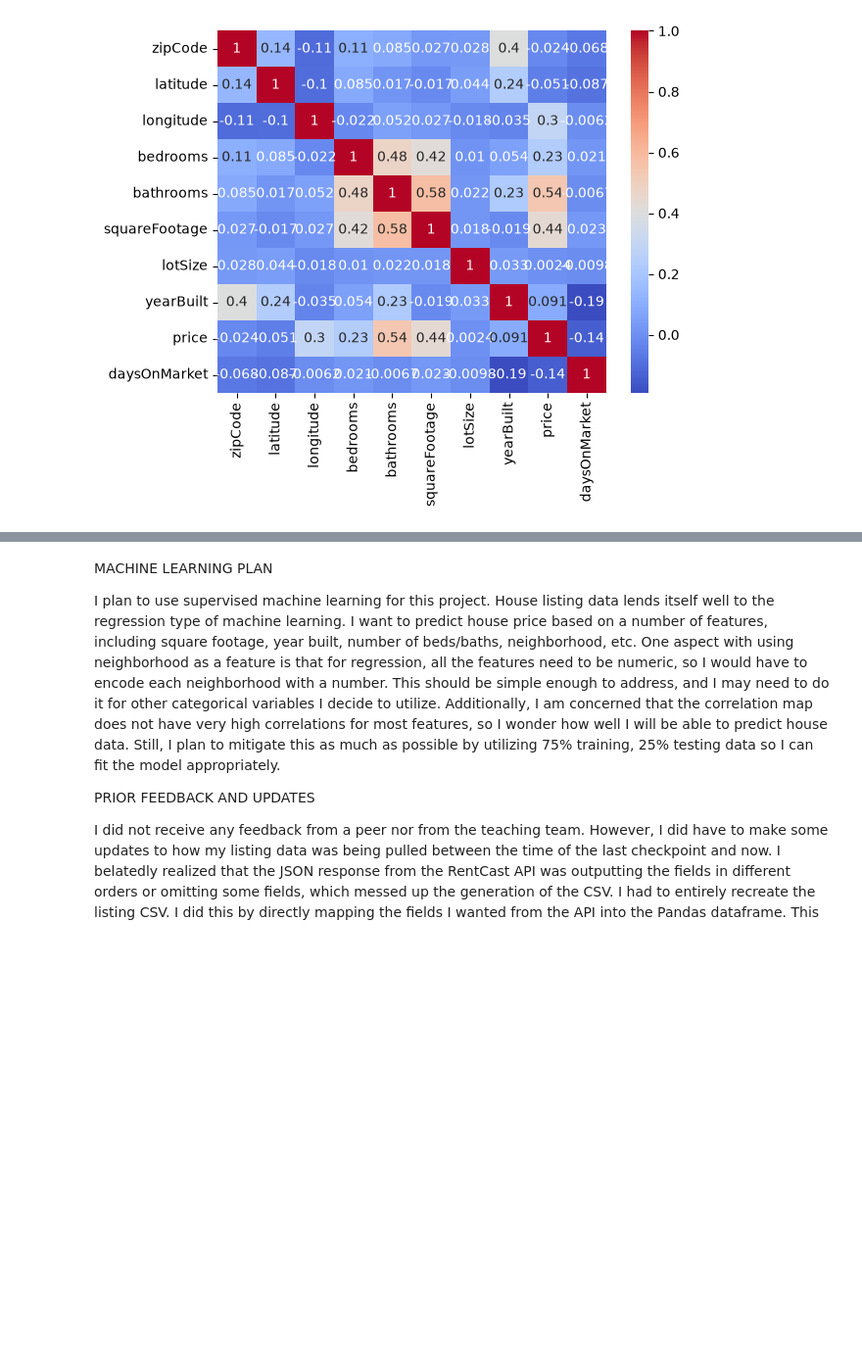
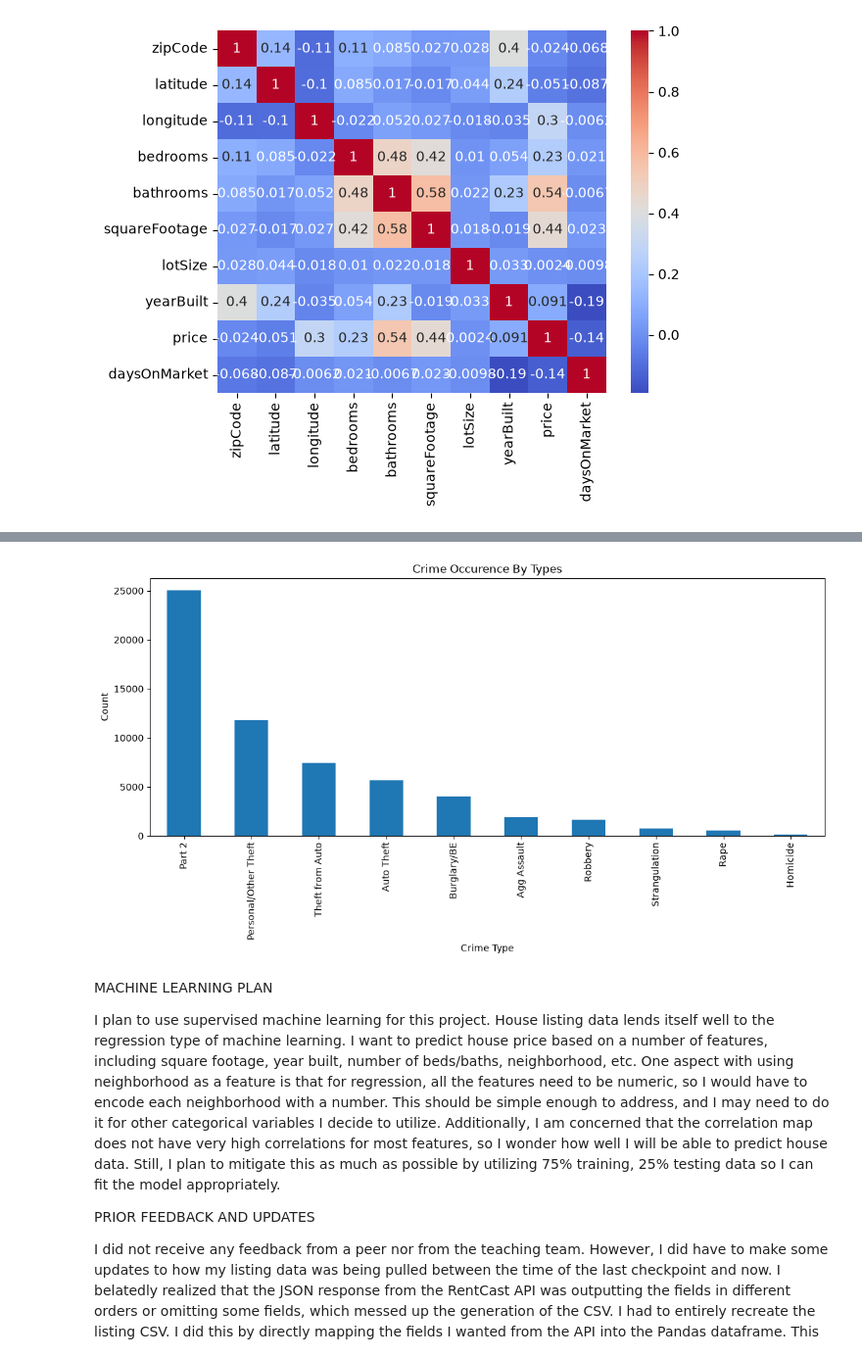
Before and after one commit to IT4063C-Fall2026/data-tech-analytics-final-project-sagebushstone, a Jupyter notebook: source.ipynb, the cells around one changed output, grey strips where cells are left out. Shown at 98% size. Saved outputs shown, nothing was run; the diff lists cells and outputs as text; code cells hidden in the pictures; blank space fills up the shorter version.

```diff
--- a/source.ipynb
+++ b/source.ipynb
@@ -341,3 +354,15 @@ sns.heatmap(corrmatrix, annot=True, cmap='coolwarm')
+# %%
+plt.figure(figsize=(13, 5))
+
+crimedf['STARS_Category'].value_counts().plot(kind='bar')
+
+plt.title('Crime Occurence By Types')
+plt.xlabel('Crime Type')
+plt.ylabel('Count')
+
+plt.show()
+# %% [output]
+[figure, added]
 # %% [markdown]
 MACHINE LEARNING PLAN
 
```
Also changed, not shown: parts of 4 cells of this notebook.
